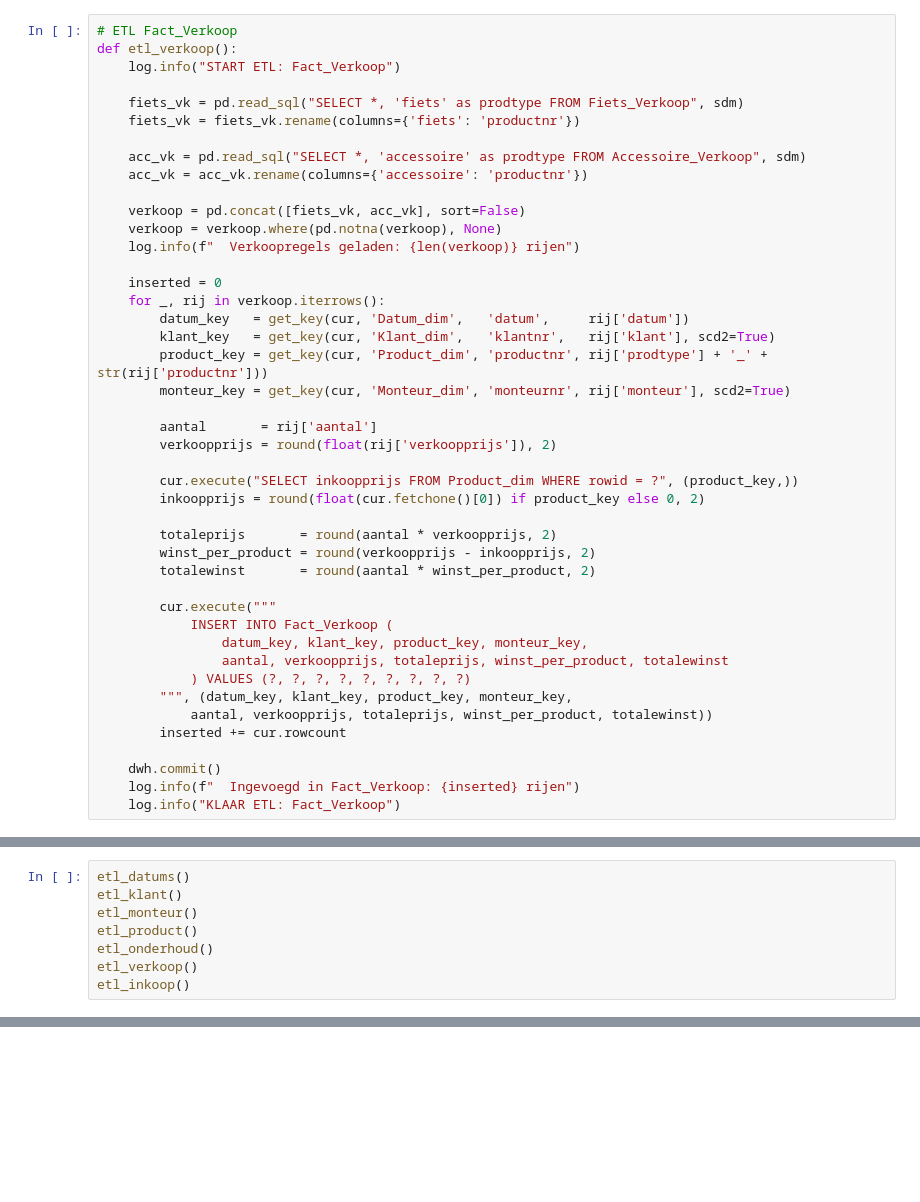
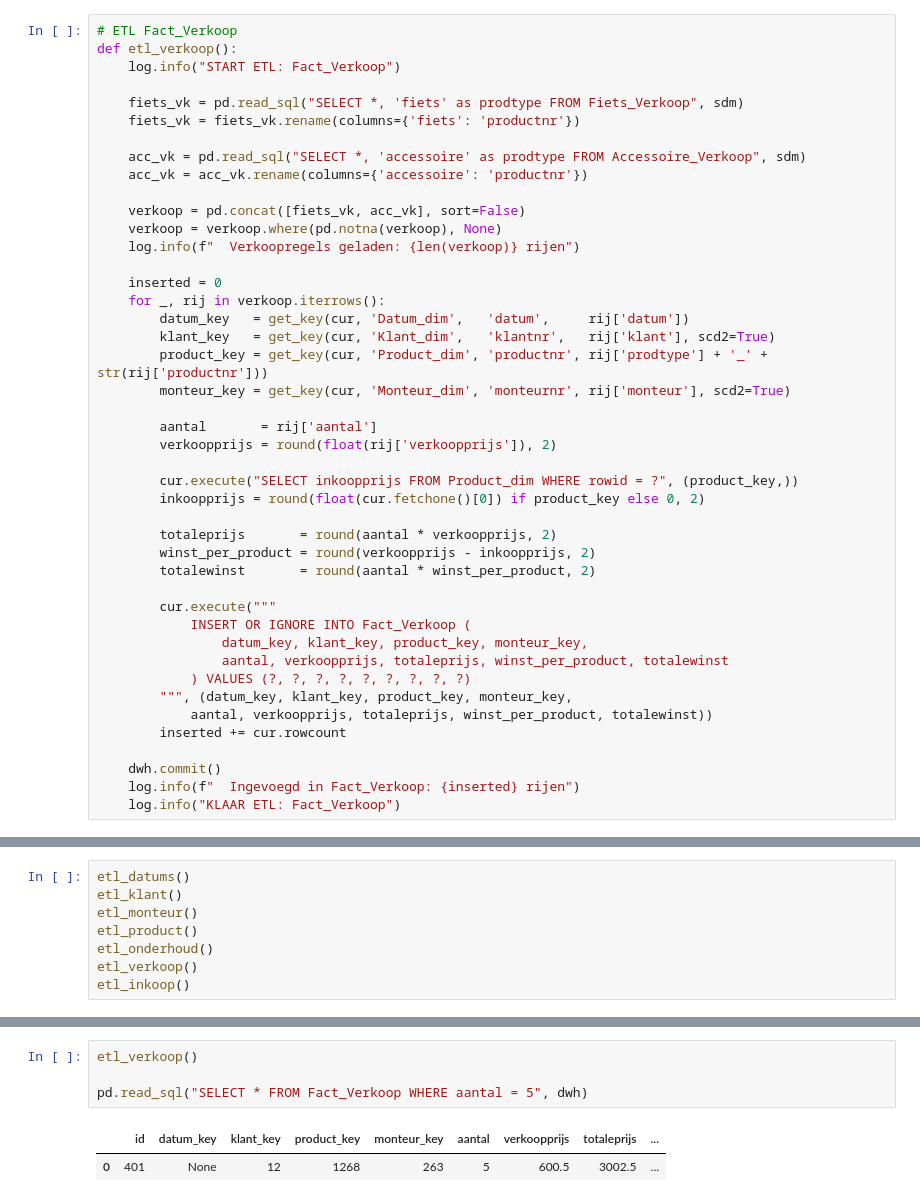
Before and after one commit to Alexanderdeweger/DEAI_portfolio, a Jupyter notebook: Week5/DE/werk.ipynb, the cells around one changed output, grey strips where cells are left out. Saved outputs shown, nothing was run; the diff lists cells and outputs as text; blank space fills up the shorter version.

```diff
--- a/Week5/DE/werk.ipynb
+++ b/Week5/DE/werk.ipynb
@@ -253,7 +335,7 @@ def etl_verkoop():
         totalewinst       = round(aantal * winst_per_product, 2)
 
         cur.execute("""
-            INSERT INTO Fact_Verkoop (
+            INSERT OR IGNORE INTO Fact_Verkoop (
                 datum_key, klant_key, product_key, monteur_key,
                 aantal, verkoopprijs, totaleprijs, winst_per_product, totalewinst
             ) VALUES (?, ?, ?, ?, ?, ?, ?, ?, ?)
@@ -511,0 +501,7 @@ pd.read_sql("SELECT * FROM Monteur_dim", dwh)
+# %%
+etl_verkoop()
+
+pd.read_sql("SELECT * FROM Fact_Verkoop WHERE aantal = 5", dwh)
+# %% [output]
+|  | id | datum_key | klant_key | product_key | monteur_key | aantal | verkoopprijs | totaleprijs | ... |
+| 0 | 401 | None | 12 | 1268 | 263 | 5 | 600.5 | 3002.5 | ... |
```
Also changed, not shown: parts of 15 cells of this notebook, 1 other file.
